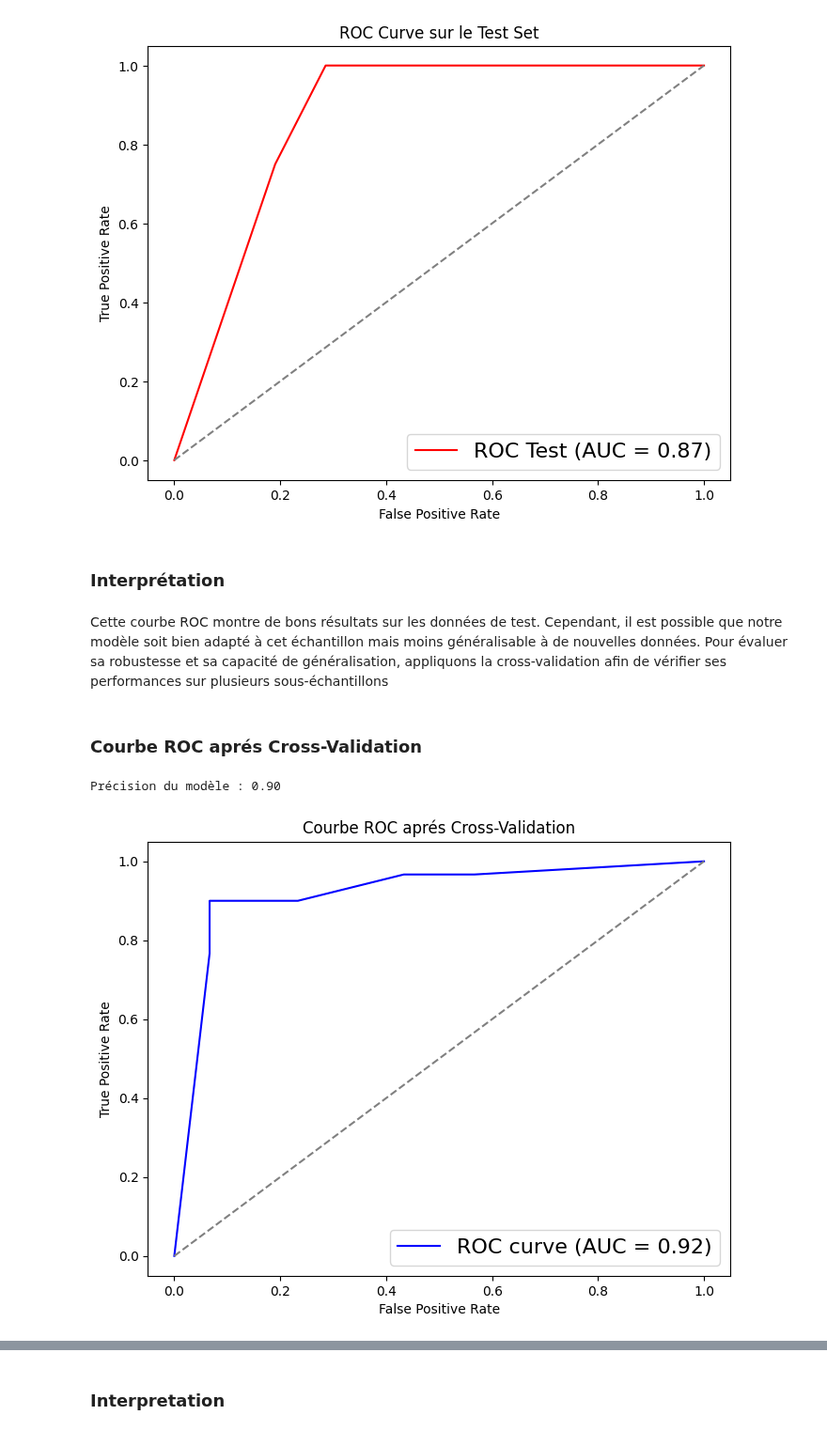
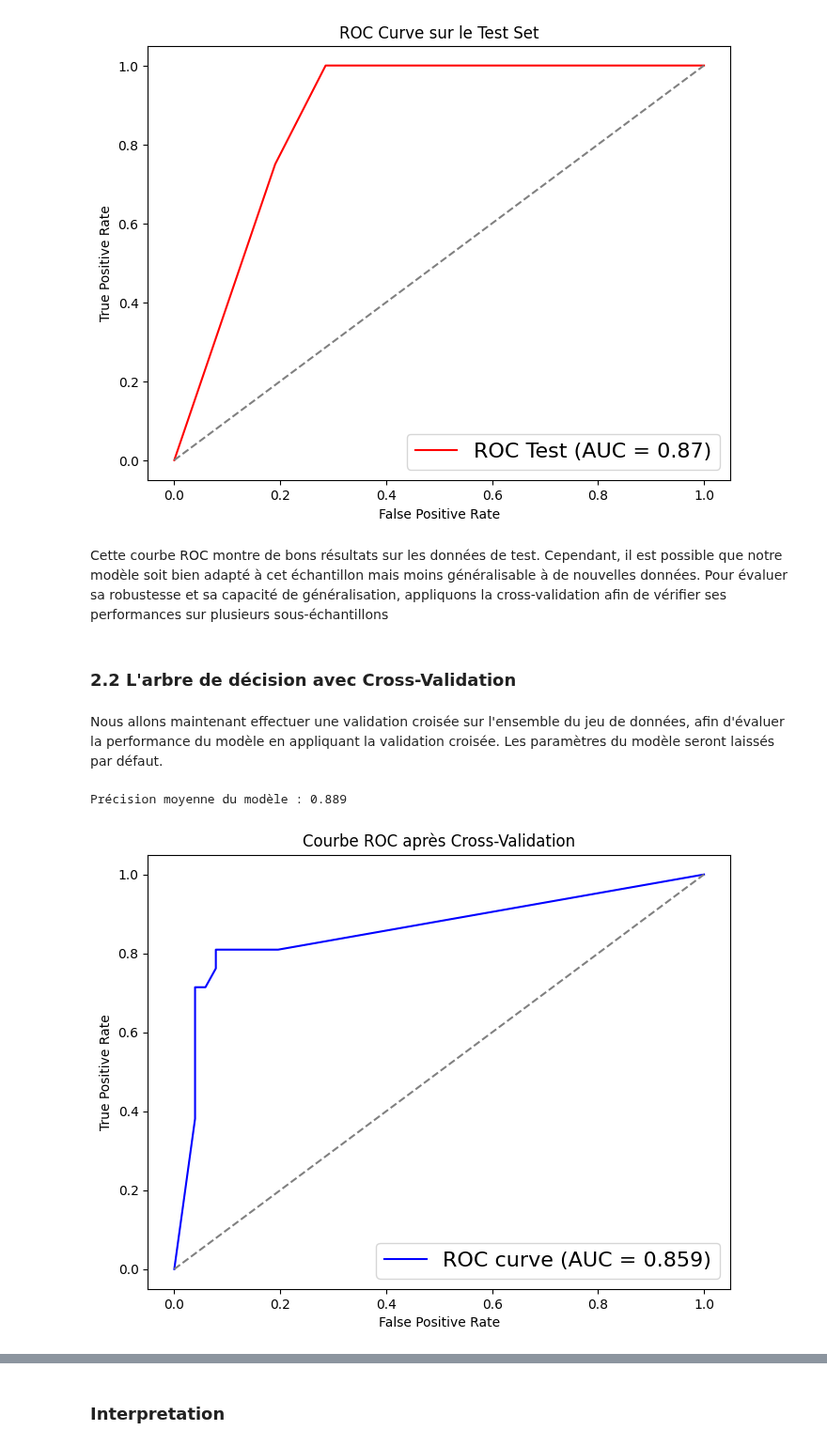
Before and after one commit to marktr11/Cervical-Cancer-Risk-Classification, a Jupyter notebook: Code/TreeDecision.ipynb, the cells around one changed output, grey strips where cells are left out. Shown at 94% size. Drawn from its saved outputs; the diff is of its cells as text; code cells hidden in the pictures.

```diff
--- a/Code/TreeDecision.ipynb
+++ b/Code/TreeDecision.ipynb
@@ -88,30 +87,38 @@ plt.show()
 Accuracy sur le test set: 0.79
 AUC sur le test set: 0.87
 [figure]
-# %% [markdown]
-### Interprétation
 # %% [markdown]
 Cette courbe ROC montre de bons résultats sur les données de test. Cependant, il est possible que notre modèle soit bien adapté à cet échantillon mais moins généralisable à de nouvelles données. Pour évaluer sa robustesse et sa capacité de généralisation, appliquons la cross-validation afin de vérifier ses performances sur plusieurs sous-échantillons
 # %% [markdown]
-### Courbe ROC aprés Cross-Validation
+### 2.2 L'arbre de décision avec Cross-Validation
+# %% [markdown]
+Nous allons maintenant effectuer une validation croisée sur l'ensemble du jeu de données, afin d'évaluer la performance du modèle en appliquant la validation croisée. Les paramètres du modèle seront laissés par défaut.
 # %%
-# Courbe ROC moyenne
-fpr, tpr, _ = roc_curve(y_train_smote, y_prob)
+X = df.drop(["cancer_colUterus"], axis=1)
+y = df["cancer_colUterus"]
+
+model_tree = DecisionTreeClassifier(max_depth=5, min_samples_split=10, min_samples_leaf=5,
+                                    class_weight='balanced', random_state=42)
+
+cv = StratifiedKFold(n_splits=5, shuffle=True, random_state=18)
+
+y_prob = cross_val_predict(model_tree, X, y, cv=cv, method="predict_proba")[:, 1]
+
+fpr, tpr, _ = roc_curve(y, y_prob)
 roc_auc = auc(fpr, tpr)
 
-# Affichage des résultats
-print(f"\nPrécision du modèle : {np.mean(accuracies):.2f}")
+accuracies = cross_val_score(model_tree, X, y, cv=cv, scoring="accuracy")
+print(f"\nPrécision moyenne du modèle : {np.mean(accuracies):.3f}")
 
-# Tracer la courbe ROC
 plt.figure(figsize=(8, 6))
-plt.plot(fpr, tpr, color='blue', label=f'ROC curve (AUC = {roc_auc:.2f})')
+plt.plot(fpr, tpr, color='blue', label=f'ROC curve (AUC = {roc_auc:.3f})')
 plt.plot([0, 1], [0, 1], color='grey', linestyle='--')  # Diagonale aléatoire
 plt.xlabel('False Positive Rate')
 plt.ylabel('True Positive Rate')
-plt.title('Courbe ROC aprés Cross-Validation')
+plt.title('Courbe ROC après Cross-Validation')
 plt.legend(loc="lower right", fontsize=16)
 plt.savefig("../Image/ROC_dt2.png")
 plt.show()
 # %% [output]
-Précision du modèle : 0.90
+Précision moyenne du modèle : 0.889
-[figure, old version]
+[figure, new version]
```
Also changed, not shown: parts of 10 cells of this notebook, 8 other files.
